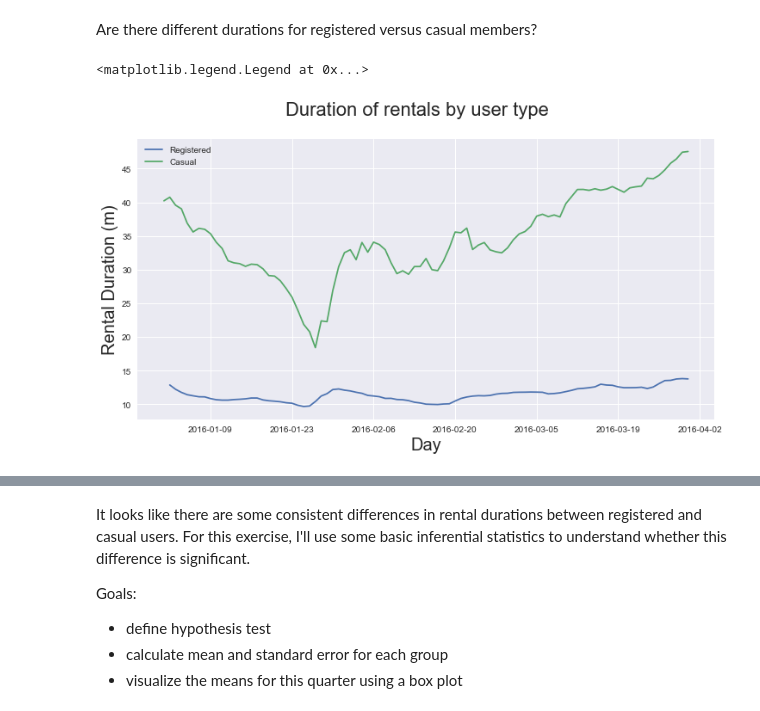
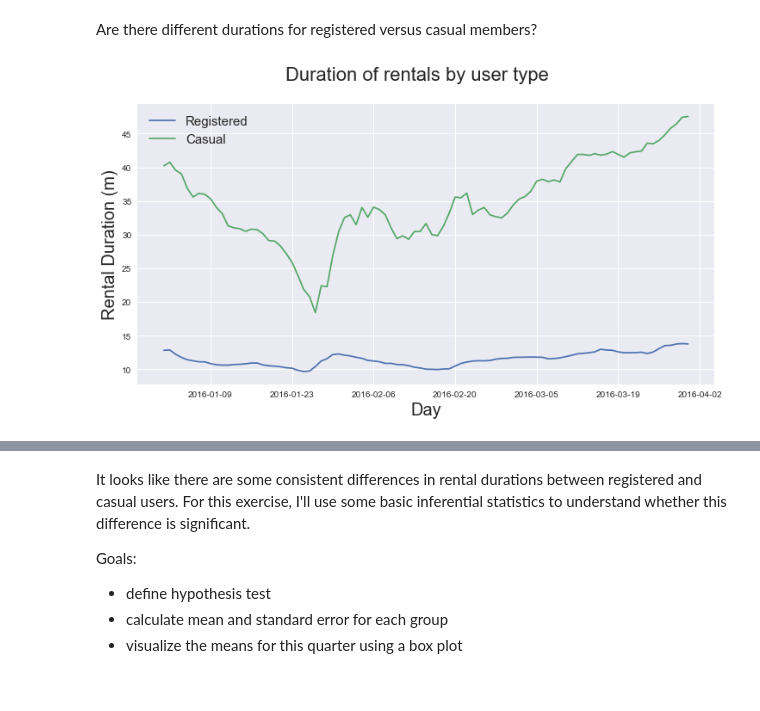
Before and after one commit to mskaerthomason/Springboard-Capstone-1, a Jupyter notebook: CapstoneDrafts/Bikeshare_EDA_InfStatistics- updates for report.ipynb, the cells around one changed output, grey strips where cells are left out. Saved outputs shown, nothing was run; the diff lists cells and outputs as text; code cells hidden in the pictures.

```diff
--- a/CapstoneDrafts/Bikeshare_EDA_InfStatistics- updates for report.ipynb
+++ b/CapstoneDrafts/Bikeshare_EDA_InfStatistics- updates for report.ipynb
@@ -71,17 +71,17 @@ Are there different durations for registered versus casual members?
 durationReg = bikeshare['duration'][bikeshare['memtype']=='Registered']
 durationCas = bikeshare['duration'][bikeshare['memtype']=='Casual']
 
-smoothedReg = durationReg.resample('D').mean().rolling(window=8, min_periods=2).mean()
+smoothedReg = durationReg.resample('D').mean().rolling(window=8, min_periods=1).mean()
 smoothedCas = durationCas.resample('D').mean().rolling(window=8, min_periods=1).mean()
 # %%
 fig, ax = plt.subplots(1)
 fig.set_size_inches(12,6)
 ax.plot(smoothedReg, label='Registered')
 ax.plot(smoothedCas, label='Casual')
 ax.set_xlabel('Day',fontsize=20)
 ax.set_ylabel('Rental Duration (m)',fontsize=20)
 fig.suptitle('Duration of rentals by user type', fontsize=22)
-ax.legend()
+ax.legend(fontsize=15)
+plt.savefig('bike_rolling_type',bbox_inches='tight',dpi=300)
 # %% [output]
-<matplotlib.legend.Legend at 0x...>
-[figure, old version]
+[figure, new version]
```
Also changed, not shown: parts of 5 cells of this notebook, 5 other files.
